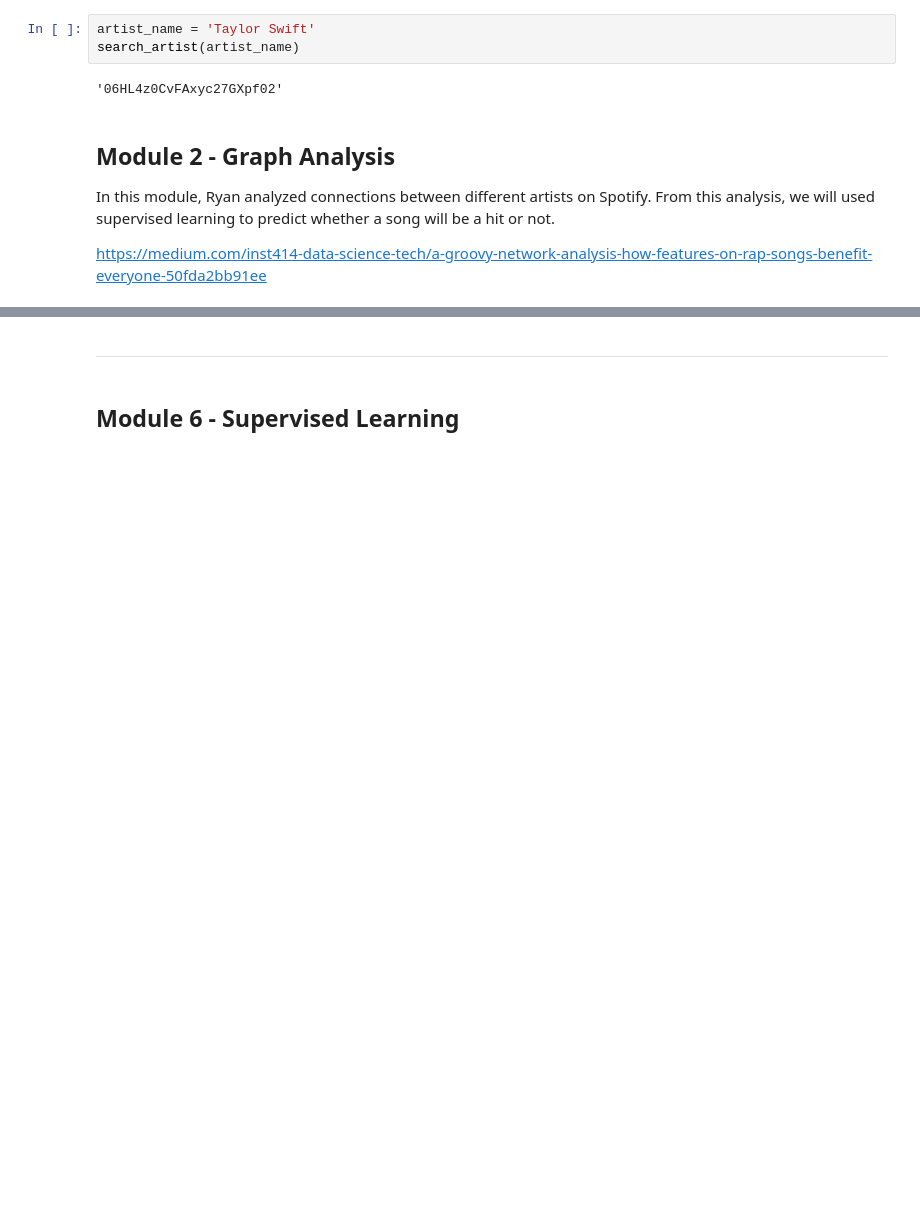
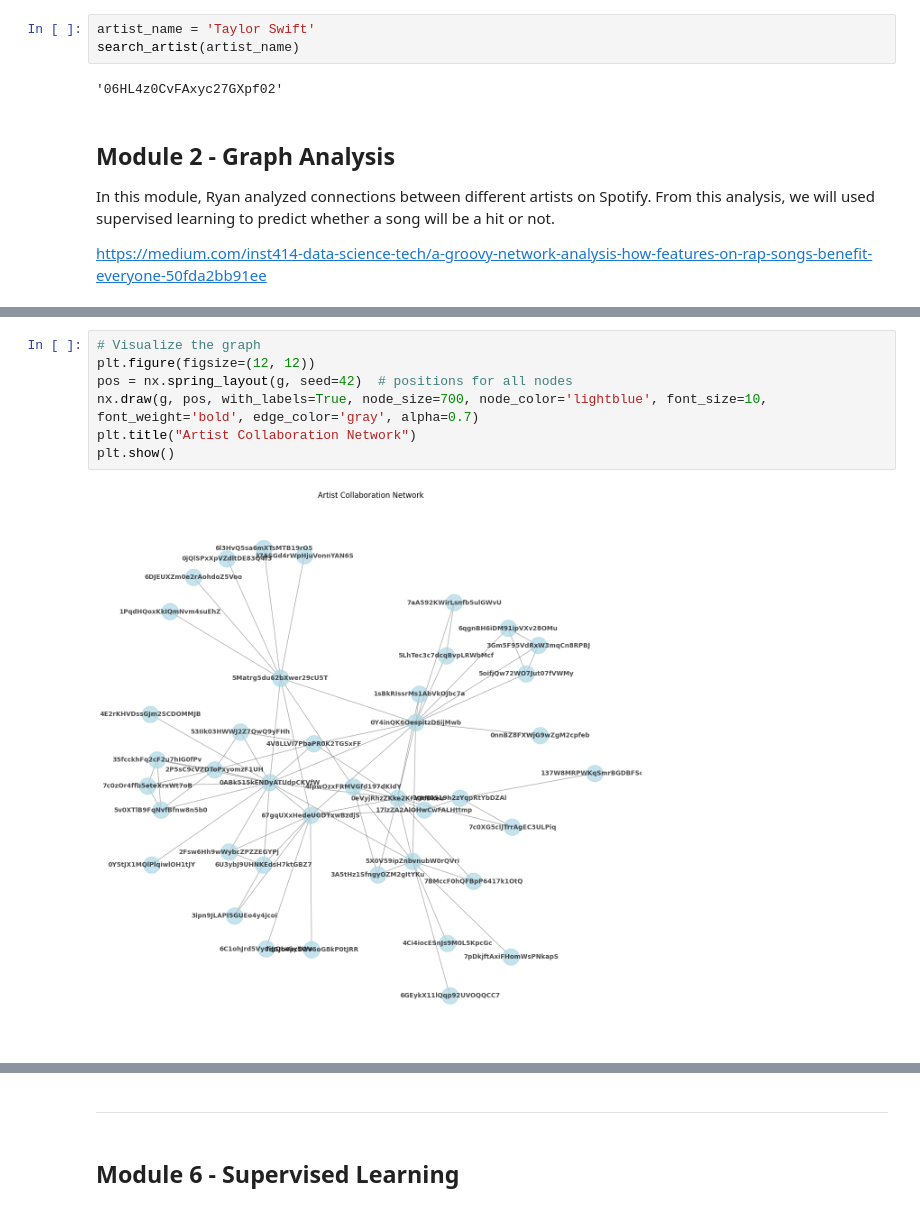
Before and after one commit to mariocancode/SpotifyCollaborationPopularity, a Jupyter notebook: PredictPopularCollabs.ipynb, the cells around one changed output, grey strips where cells are left out. Cells and saved outputs as stored; diff of their text form; blank space fills up the shorter version.

```diff
--- a/PredictPopularCollabs.ipynb
+++ b/PredictPopularCollabs.ipynb
@@ -147,0 +178,9 @@ collaboration_df
+# %%
+# Visualize the graph
+plt.figure(figsize=(12, 12))
+pos = nx.spring_layout(g, seed=42)  # positions for all nodes
+nx.draw(g, pos, with_labels=True, node_size=700, node_color='lightblue', font_size=10, font_weight='bold', edge_color='gray', alpha=0.7)
+plt.title("Artist Collaboration Network")
+plt.show()
+# %% [output]
+[figure, added]
```
Also changed, not shown: parts of 19 cells of this notebook.
